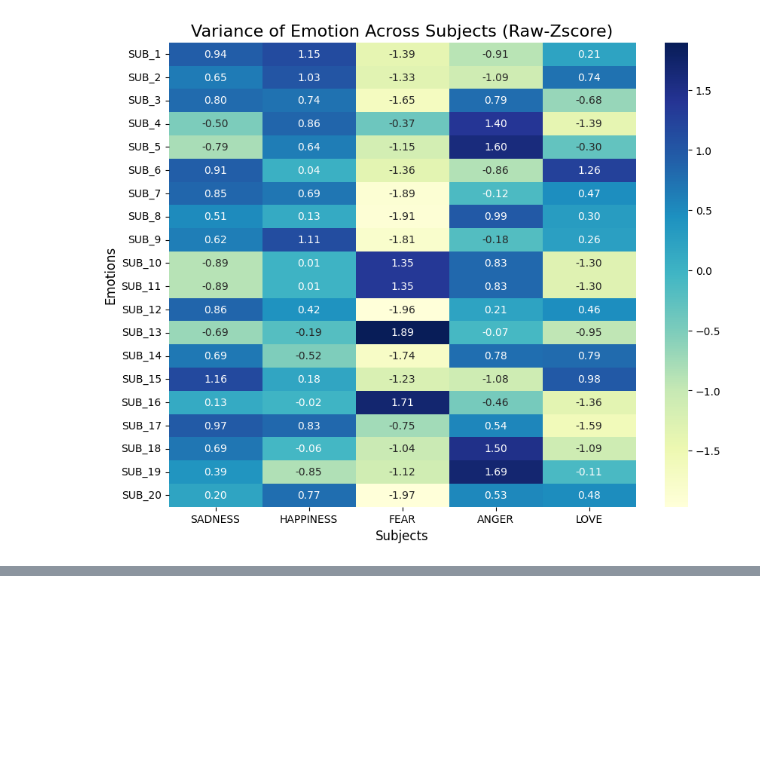
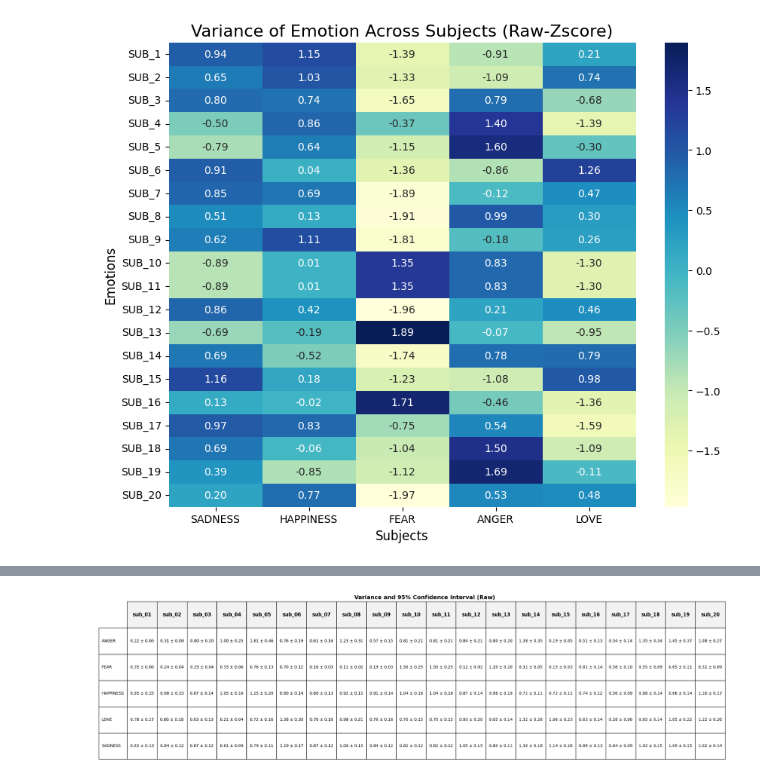
Before and after one commit to Napwillcode8848/deepemotion_variance_01, a Jupyter notebook: pca_analysis.ipynb, the cells around one changed output, grey strips where cells are left out. Cells and saved outputs as stored; diff of their text form; code cells hidden in the pictures; blank space fills up the shorter version.

```diff
--- a/pca_analysis.ipynb
+++ b/pca_analysis.ipynb
@@ -475,0 +716,4 @@ plt.show()
+# %%
+create_table_image(var_ci_raw, title="Variance and 95% Confidence Interval (Raw)")
+# %% [output]
+[figure, added]
```
Also changed, not shown: parts of 13 cells of this notebook.
